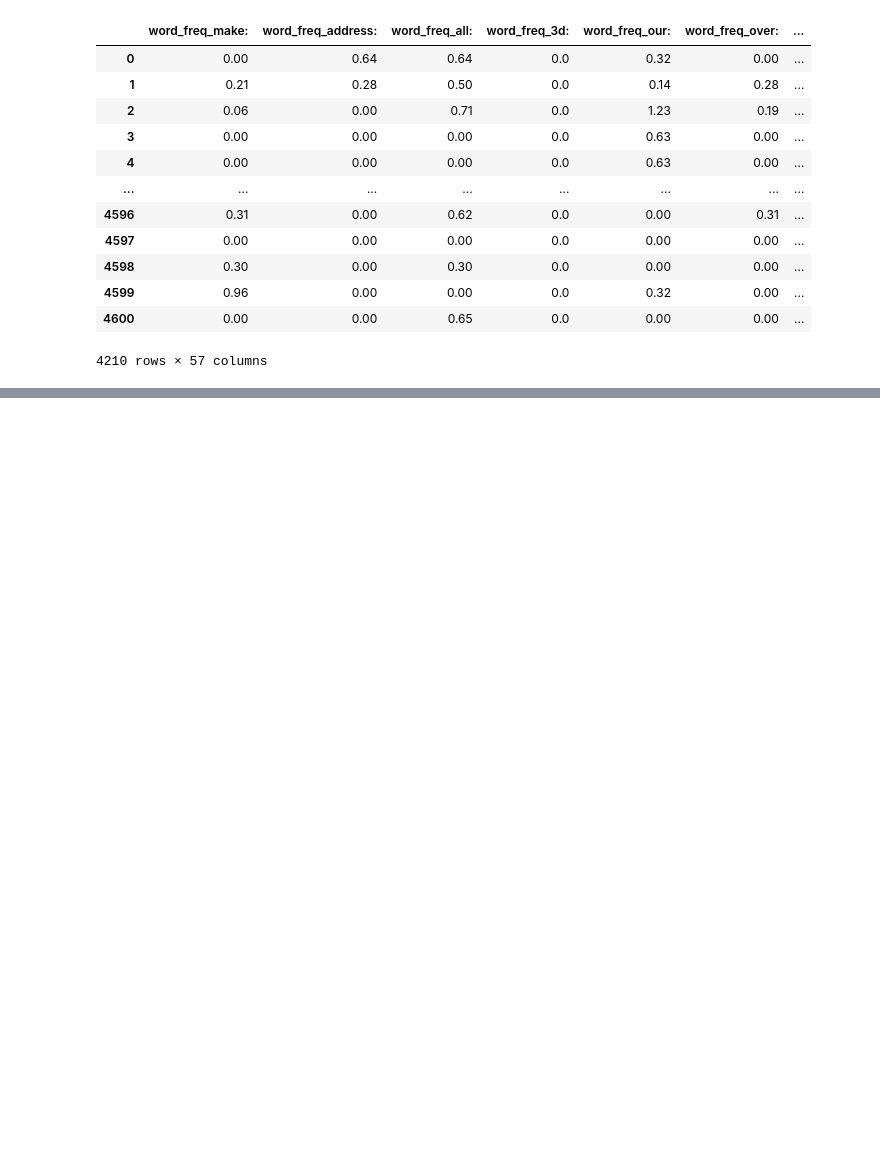
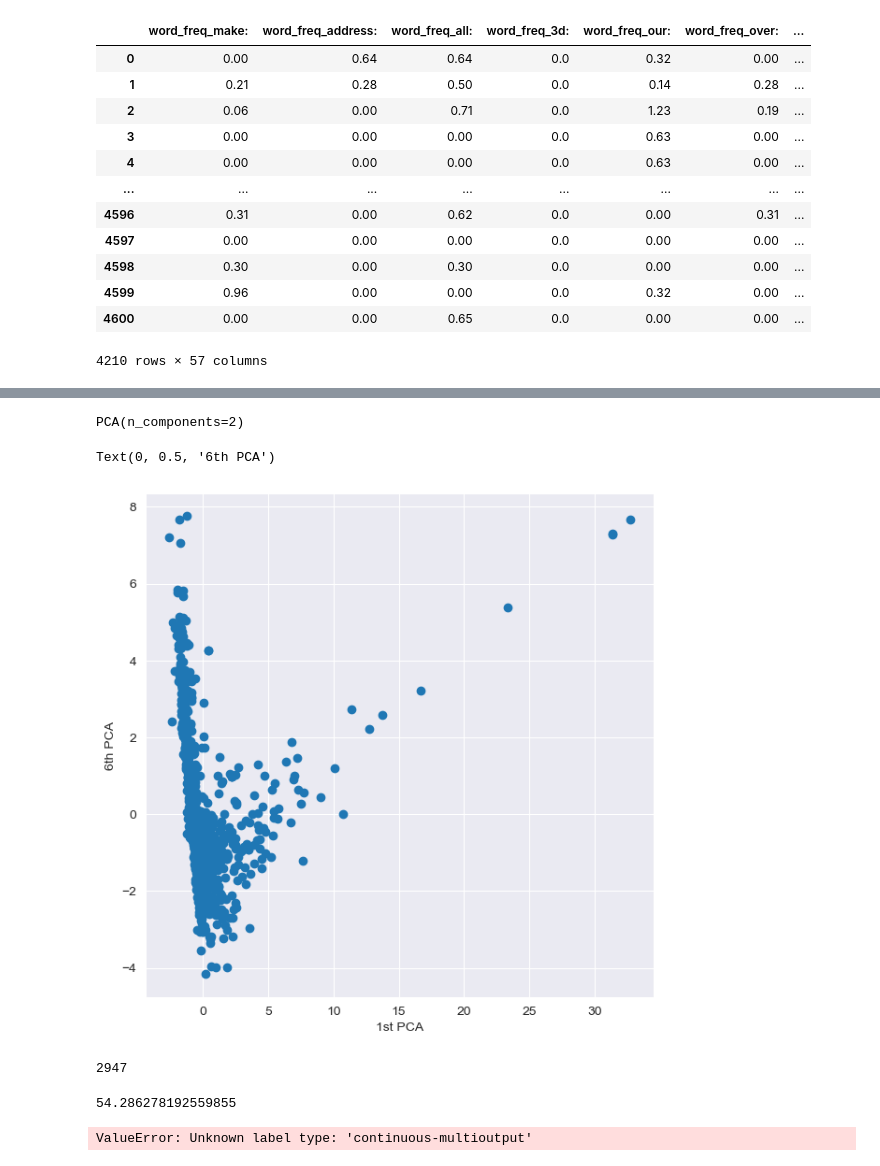
Before and after one commit to HaneekAhamed/ML-CW, a Jupyter notebook: code.ipynb, the cells around one changed output, grey strips where cells are left out. Drawn from its saved outputs; the diff is of its cells as text; code cells hidden in the pictures; blank space fills up the shorter version.

```diff
--- a/code.ipynb
+++ b/code.ipynb
@@ -170,0 +163,5 @@ X_PCA= PCA.fit_transform(scaled_data)
+# %%
+from sklearn.decomposition import PCA
+PCA = PCA(n_components=2)
+X_PCA = PCA.fit(scaled_datas)
+X_tests_PCA = PCA.fit(x_tests_scaled)
@@ -170,0 +187,24 @@ X_PCA= PCA.fit_transform(scaled_data)
+# %%
+X_tests_PCA
+# %% [output]
+PCA(n_components=2)
+# %%
+plot.figure(figsize=(7,7))
+plot.scatter(X_PCA[:,0],X_PCA[:,1], )
+plot.xlabel("1st PCA")
+plot.ylabel("6th PCA")
+# %% [output]
+Text(0, 0.5, '6th PCA')
+[figure, added]
+# %%
+x_stand =StandardScaler()
+x_trains =x_stand.fit_transform(x_trains)
+x_tests = x_stand.transform(x_tests)
+len(y_tests)
+# %% [output]
+2947
+# %%
+import math
+print(math.sqrt(len(y_tests)))
+# %% [output]
+54.286278192559855
@@ -170,0 +215,4 @@ X_PCA= PCA.fit_transform(scaled_data)
+# %%
+classi.fit(x_trains,y_trains)
+# %% [output]
+ValueError: Unknown label type: 'continuous-multioutput'
```
Also changed, not shown: parts of 13 cells of this notebook, 1 other file.
